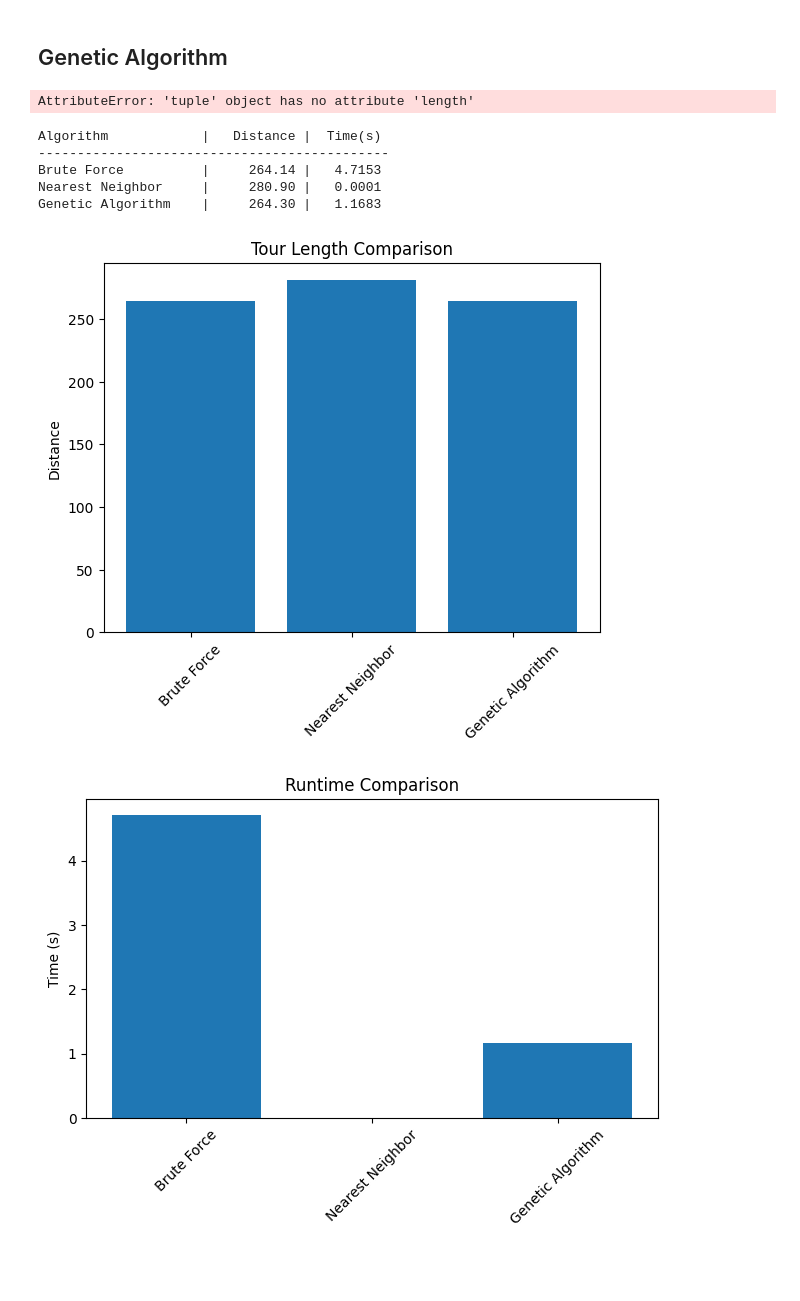
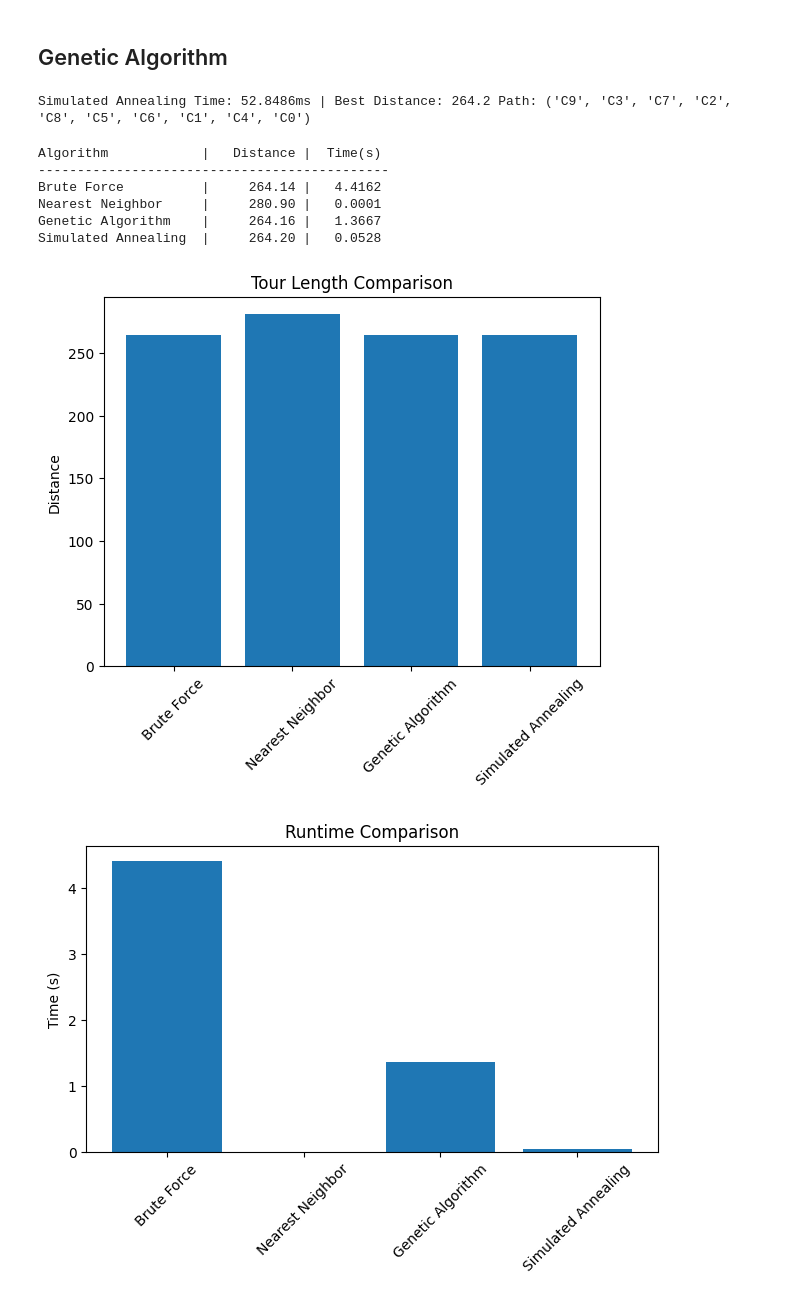
Before and after one commit to niceWizzard/GT_TSP_PS, a Jupyter notebook: tsp-algs.ipynb, the cells around one changed output. Saved outputs shown, nothing was run; the diff lists cells and outputs as text; code cells hidden in the pictures; blank space fills up the shorter version.

Commit message:
Added simulated annealing algo

```diff
--- a/tsp-algs.ipynb
+++ b/tsp-algs.ipynb
@@ -125,7 +125,6 @@ def random_population(nodes: list, size: int):
 def genetic_alg(G: nx.Graph, pop_size: int, mutation_rate: float, generations: int) -> tuple[list, float]:
     # Initialize a random population
     nodes = list(G.nodes)
-    distances = {u: {v: G[u][v]['weight'] for v in G[u] if u != v} for u in nodes}
     def crossover(parent1: list, parent2: list):
         size = len(nodes)
         start, end = sorted(random.sample(range(size), 2))
@@ -157,10 +156,7 @@ def genetic_alg(G: nx.Graph, pop_size: int, mutation_rate: float, generations: i
 
     @cache
     def get_length(tour: tuple) -> float:
-        tour_size = len(tour)
-        return sum(
-            distances[tour[i]][tour[(i+1) % len(tour)]] for i in range(len(tour))
-        )
+        return tour_length(tour)
 
     @cache
     def fitness(tour : tuple) -> float:
@@ -198,46 +194,97 @@ MUTATION_RATE = 0.01
 start = time.time()
 route, ga_length = genetic_alg(G, POP_SIZE, MUTATION_RATE, GENERATIONS)
 ga_time = time.time() - start
-# %% [output]
-AttributeError: 'tuple' object has no attribute 'length'
+# %%
+import networkx as nx
+import random
+from functools import cache
+import numpy as np
+
+
+def simulated_annealing(G: nx.Graph, temperature: float, alpha: float, iterations: int) -> tuple[tuple, float]:
+
+    nodes = list(G.nodes)
+    distances = {u: {v: G[u][v]['weight'] for v in G[u] if u != v} for u in nodes}
+    @cache
+    def get_length(tour: tuple) -> float:
+        tour_size = len(tour)
+        return sum(
+            distances[tour[i]][tour[(i+1) % tour_size]] for i in range(tour_size)
+        )
+
+    def random_neighbor(tour: tuple) -> tuple:
+        neighbor = list(tour)
+        i, j = random.sample(range(len(tour)), 2)
+        neighbor[i], neighbor[j] = neighbor[j], neighbor[i]
+        return tuple(neighbor)
+
+    current_tour = tuple(random.sample(nodes, len(nodes)))
+    current_distance = get_length(current_tour)
+    best_tour = current_tour
+    best_distance = current_distance
+
+    for _ in range(iterations):
+        next_tour =  random_neighbor(current_tour)
+        next_distance = get_length(next_tour)
+
+        if next_distance < current_distance or random.random() < np.exp((current_distance - next_distance) / temperature):
+            current_tour, current_distance = next_tour, next_distance
+
+            if current_distance < best_distance:
+                best_tour, best_distance = current_tour, current_distance
+
+        temperature *= alpha
+
+    return best_tour, best_distance
+
+
+
+T, ALPHA, ITER = 10000, 0.995, 20000
+start = time.time()
+route, best_e = simulated_annealing(G, T, ALPHA, ITER)
+sa_time = time.time() - start
+print(f"Simulated Annealing Time: {(sa_time * 1000):.4f}ms | Best Distance: {best_e} Path: {route}")
+# %% [output]
+Simulated Annealing Time: 52.8486ms | Best Distance: 264.2 Path: ('C9', 'C3', 'C7', 'C2', 'C8', 'C5', 'C6', 'C1', 'C4', 'C0')
 # %%
 results = [
     ('Brute Force', best_length, brute_time),
     ('Nearest Neighbor', nn_length, nn_time),
     ('Genetic Algorithm', ga_length, ga_time),
-    # ('Simulated Annealing', best_e, sa_time),
+    ('Simulated Annealing', best_e, sa_time),
     # ('Ant Colony', best_len, aco_time)
 ]
 
 # Table
 print(f"{'Algorithm':20s} | {'Distance':>10s} | {'Time(s)':>8s}")
 print('-'*45)
 for name, dist, t in results:
     print(f"{name:20s} | {dist:10.2f} | {t:8.4f}")
 
 # Charts
 labels = [r[0] for r in results]
 distances_cmp = [r[1] for r in results]
 times_cmp = [r[2] for r in results]
 
 plt.figure()
 plt.bar(labels, distances_cmp)
 plt.title('Tour Length Comparison')
 plt.ylabel('Distance')
 plt.xticks(rotation=45)
 
 plt.figure()
 plt.bar(labels, times_cmp)
 plt.title('Runtime Comparison')
 plt.ylabel('Time (s)')
 plt.xticks(rotation=45)
 plt.tight_layout()
 plt.show()
 # %% [output]
 Algorithm            |   Distance |  Time(s)
 ---------------------------------------------
-Brute Force          |     264.14 |   4.7153
+Brute Force          |     264.14 |   4.4162
 Nearest Neighbor     |     280.90 |   0.0001
-Genetic Algorithm    |     264.30 |   1.1683
+Genetic Algorithm    |     264.16 |   1.3667
+Simulated Annealing  |     264.20 |   0.0528
-[figure, old version]
+[figure, new version]
-[figure, old version]
+[figure, new version]
```
Also changed, not shown: parts of 2 cells of this notebook.
